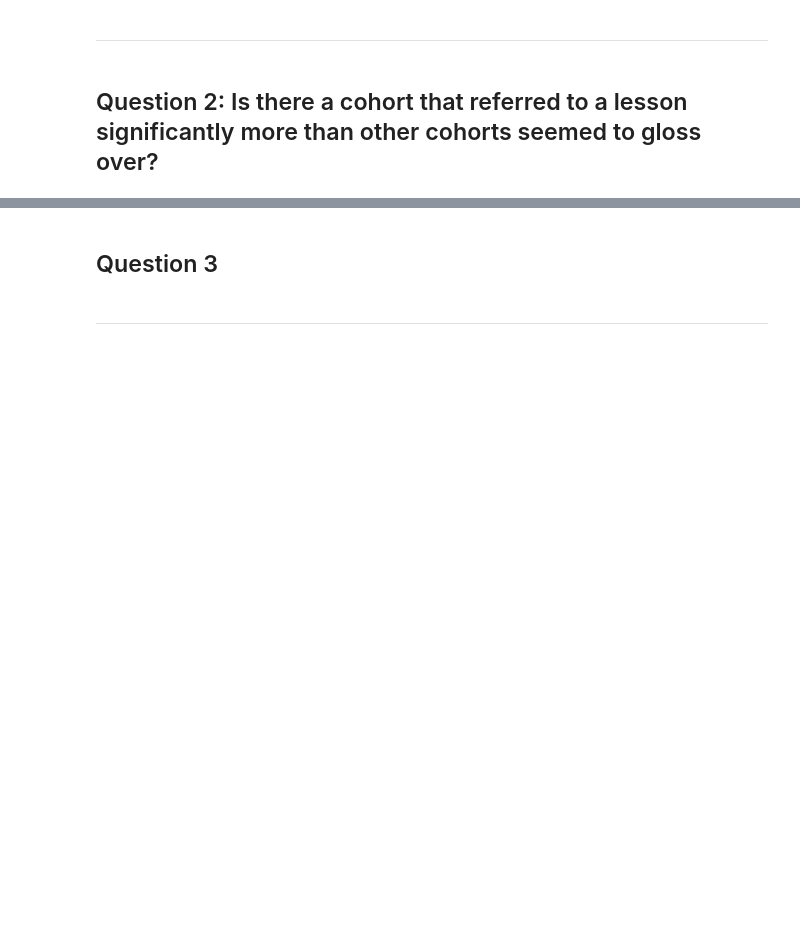
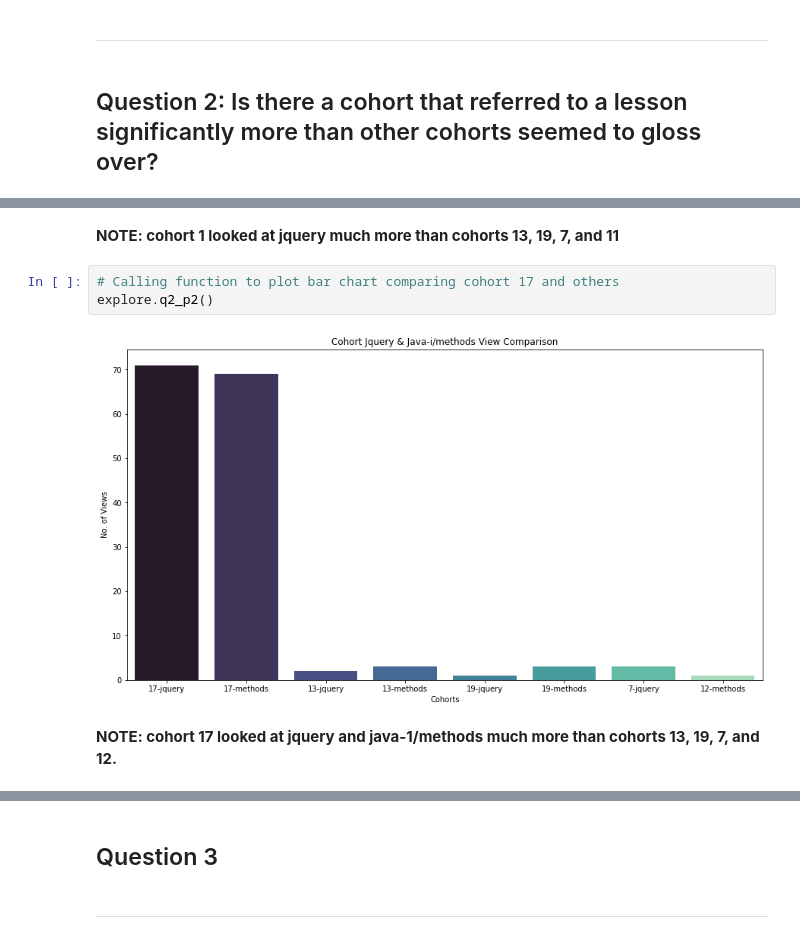
Before and after one commit to JML-Association/Anomaly-Detection-Project, a Jupyter notebook: final_report.ipynb, the cells around one changed output, grey strips where cells are left out. Cells and saved outputs as stored; diff of their text form; blank space fills up the shorter version.

```diff
--- a/final_report.ipynb
+++ b/final_report.ipynb
@@ -278,0 +218,9 @@ COHORT 14 comparison
+# %% [markdown]
+**NOTE: cohort 1 looked at jquery much more than cohorts 13, 19, 7, and 11**
+# %%
+# Calling function to plot bar chart comparing cohort 17 and others
+explore.q2_p2()
+# %% [output]
+[figure, added]
+# %% [markdown]
+**NOTE: cohort 17 looked at jquery and java-1/methods much more than cohorts 13, 19, 7, and 12.**
```
Also changed, not shown: parts of 10 cells of this notebook.
